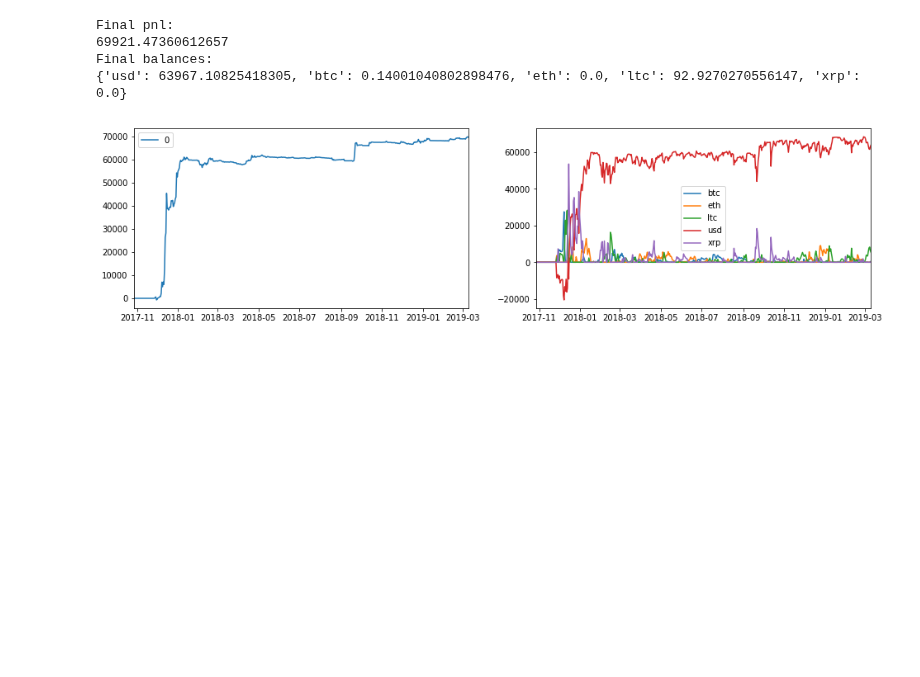
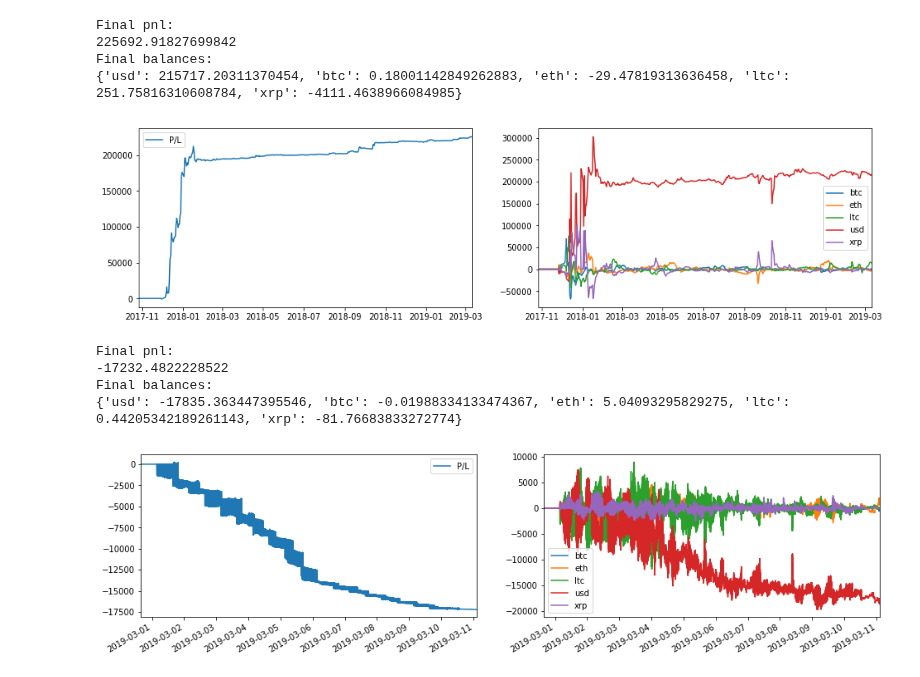
Before and after one commit to cambrian/quant, a Jupyter notebook: research/analysis.ipynb, the cells around one changed output. Saved outputs shown, nothing was run; the diff lists cells and outputs as text; code cells hidden in the pictures; blank space fills up the shorter version.

```diff
--- a/research/analysis.ipynb
+++ b/research/analysis.ipynb
@@ -92,7 +103,7 @@ def plot_results(results):
     print(results[-1]['balances'])
     fig, axs = plt.subplots(1,2, figsize=(16, 4))
     balance_values = pd.DataFrame([x['balance_values'] for x in results], index = [x['date'] for x in results])
-    pnls = pd.DataFrame([x['pnl'] for x in results], index = [x['date'] for x in results])
+    pnls = pd.DataFrame([{ 'P/L': x['pnl']} for x in results], index = [x['date'] for x in results])
     pnls.plot(ax=axs[0])
     balance_values.plot(ax=axs[1])
     plt.show()
@@ -108,78 +119,73 @@ Final balances:
 [figure]
 # %%
-from collections import deque
+from strategy import MovingAverage
+from numpy_ringbuffer import RingBuffer
 
 class S(Strategy):
-    def __init__(self, correlation_window_size = 32, movement_half_life = 4, min_edge = 0.03, max_edge = 1, size = 1000):
+    def __init__(self, correlation_window_size, movement_half_life, size, min_edge = 0, max_edge = 1):
         '''size is usd per pct edge'''
-        self.window = deque() # could be a ring buffer if we cared about performance
+        self.moving_prices_history = None
         self.correlation_window_size = correlation_window_size
         self.min_edge = min_edge
         self.max_edge = max_edge
         self.size = size
-        self.a = 0.5**(1/movement_half_life)
-        self.moving_prices = None
+        self.moving_prices = MovingAverage(movement_half_life)
 
-    def desired_balance_value(self, delta):
-        '''Returns the desired value in USD of the balance for the currency at some delta from fair'''
-        if abs(delta) < self.min_edge:
+    def desired_balance_value(self, edge):
+        '''Returns (expressed in USD) the desired balance for a currency at the given edge from fair'''
+        if abs(edge) < self.min_edge:
             return 0
-        if abs(delta) >= self.max_edge:
+        if abs(edge) >= self.max_edge:
             return 0
-        return delta * 100 * self.size
+        return edge * 100 * self.size
 
     def step(self, balances, prices):
-        if self.moving_prices is None:
-            self.moving_prices = prices
-        self.moving_prices = self.a * self.moving_prices + (1 - self.a) * prices
+        if self.moving_prices_history is None:
+            self.moving_prices_history = RingBuffer(self.correlation_window_size, dtype=(np.float, len(prices.index)))
+        self.moving_prices.step(prices)
+        self.moving_prices_history.append(self.moving_prices.value)
 
-        self.window.append(prices)
-        while len(self.window) > self.correlation_window_size:
-            self.window.popleft()
-        if len(self.window) < self.correlation_window_size:
+        if len(self.moving_prices_history) < self.correlation_window_size:
             return {}
 
-        windowframe = pd.DataFrame(self.window)
+        df = pd.DataFrame(np.array(self.moving_prices_history), columns = prices.index)
 
         # Calaculates fair movements by averaging correlated movements between all pairs, weighted by r^2
         # Concretely:
         # fair_btc_movement =
         #   (btc_movment
         #    + eth_movement * r_eth^3 * stddev_btc/stddev_eth
         #    + ltc_movement * r_ltc^3 * stddev_btc/stddev_ltc
         #    + xrp_movement * r_xrp^3 * stddev_btc/stddev_xrp)
         #   / (1 + r_eth^2 + r_ltc^2 + r_xrp^2)
 
-        stddevs = windowframe.std() # filter if stddev too high?
-        corr = windowframe.corr()
-        movements = prices - self.moving_prices
-        predicted_movements = (movements * corr).mul(stddevs, axis=0).div(stddevs, axis=1)
+        # compute fairs, edges
+        stddevs = df.std()
+        corr = df.corr()
+        deltas = prices - df.mean()
+        predicted_deltas = (deltas * corr).mul(stddevs, axis=0).div(stddevs, axis=1)
         confidences = corr ** 2
-        fair_movements = (predicted_movements * confidences).sum(axis=1) / confidences.sum(axis=1)
-#         fairs = fair_movements + self.moving_prices
+        fair_deltas = (predicted_deltas * confidences).sum(axis=1) / confidences.sum(axis=1)
+        edges = (deltas - fair_deltas) / df.mean()
 
-#         print(corr, pct_movements)
-#         print(predicted_movements)
-#         print(confidences)
-#         print(movements, fair_movements)
-#         print('')
-#         print('pct_movements')
-#         print(pct_movements)
-#         print('fair_pct_movements')
-#         print(fair_pct_movements)
+        # turn fairs into orders
         orders = {}
-        for pair in movements.index:
+        for (pair, edge) in edges.items():
             currency = pair.partition('_')[0]
-            delta = (movements[pair] - fair_movements[pair]) / self.moving_prices[pair]
-            orders[pair] = self.desired_balance_value(delta) / prices[pair] - balances[currency]
+            orders[pair] = self.desired_balance_value(edges[pair]) / prices[pair] - balances[currency]
 
         return orders
 
-plot_results(evaluate(S(correlation_window_size = 32, movement_half_life = 4, min_edge = 0), data))
-plot_results(evaluate(S(correlation_window_size = 1440, movement_half_life = 32, min_edge = 0), data_minute))
+plot_results(evaluate(S(correlation_window_size = 32, movement_half_life = 3, size = 1000), data))
+plot_results(evaluate(S(correlation_window_size = 600, movement_half_life = 60, size = 1000, min_edge = 0.001), data_minute))
 # %% [output]
 Final pnl:
-69921.47360612657
+225692.91827699842
 Final balances:
-{'usd': 63967.10825418305, 'btc': 0.14001040802898476, 'eth': 0.0, 'ltc': 92.9270270556147, 'xrp': 0.0}
+{'usd': 215717.20311370454, 'btc': 0.18001142849262883, 'eth': -29.47819313636458, 'ltc': 251.75816310608784, 'xrp': -4111.4638966084985}
-[figure, old version]
+[figure, new version]
+Final pnl:
+-17232.4822228522
+Final balances:
+{'usd': -17835.363447395546, 'btc': -0.01988334133474367, 'eth': 5.04093295829275, 'ltc': 0.44205342189261143, 'xrp': -81.76683833272774}
+[figure, added]
```
Also changed, not shown: parts of 4 cells of this notebook, 1 other file.
